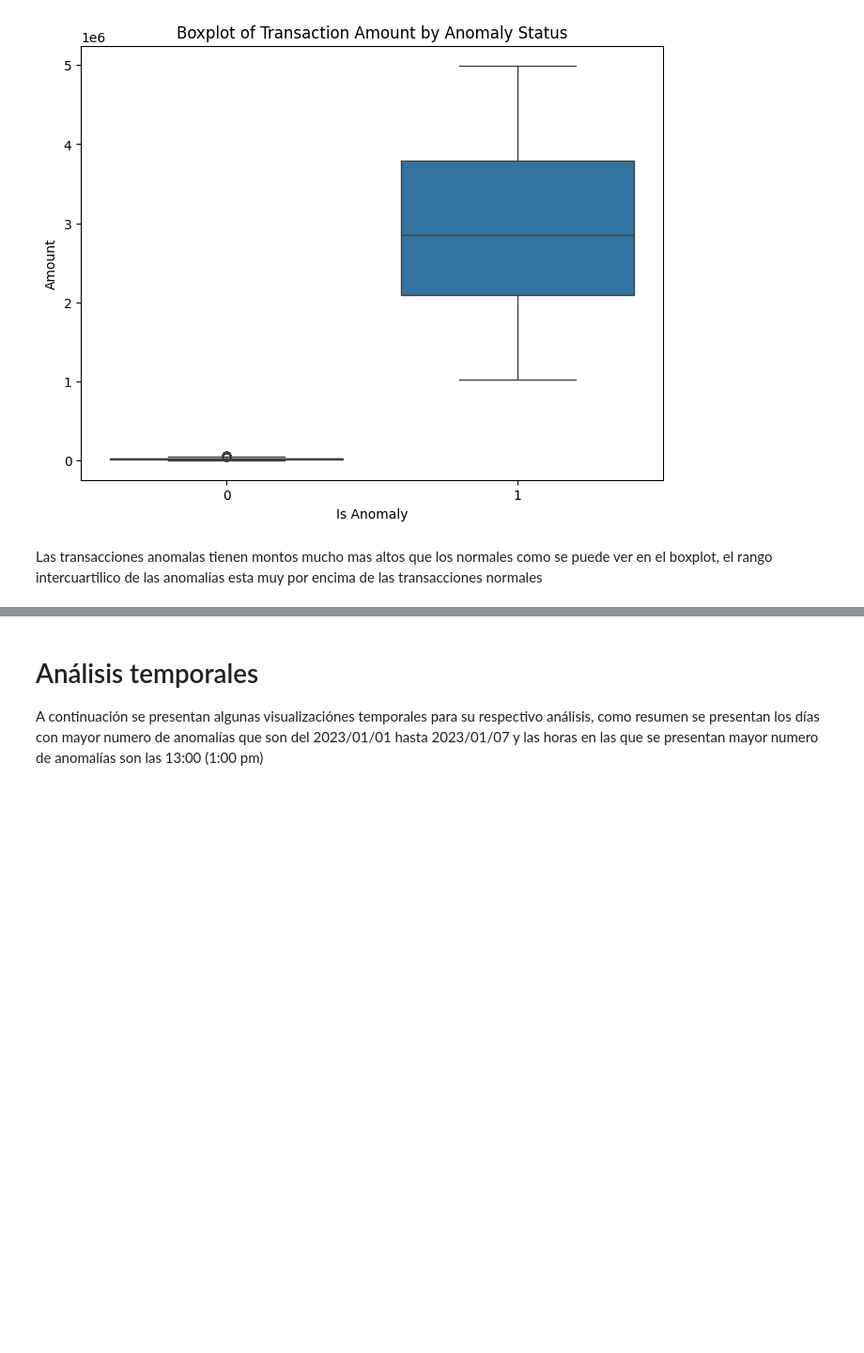
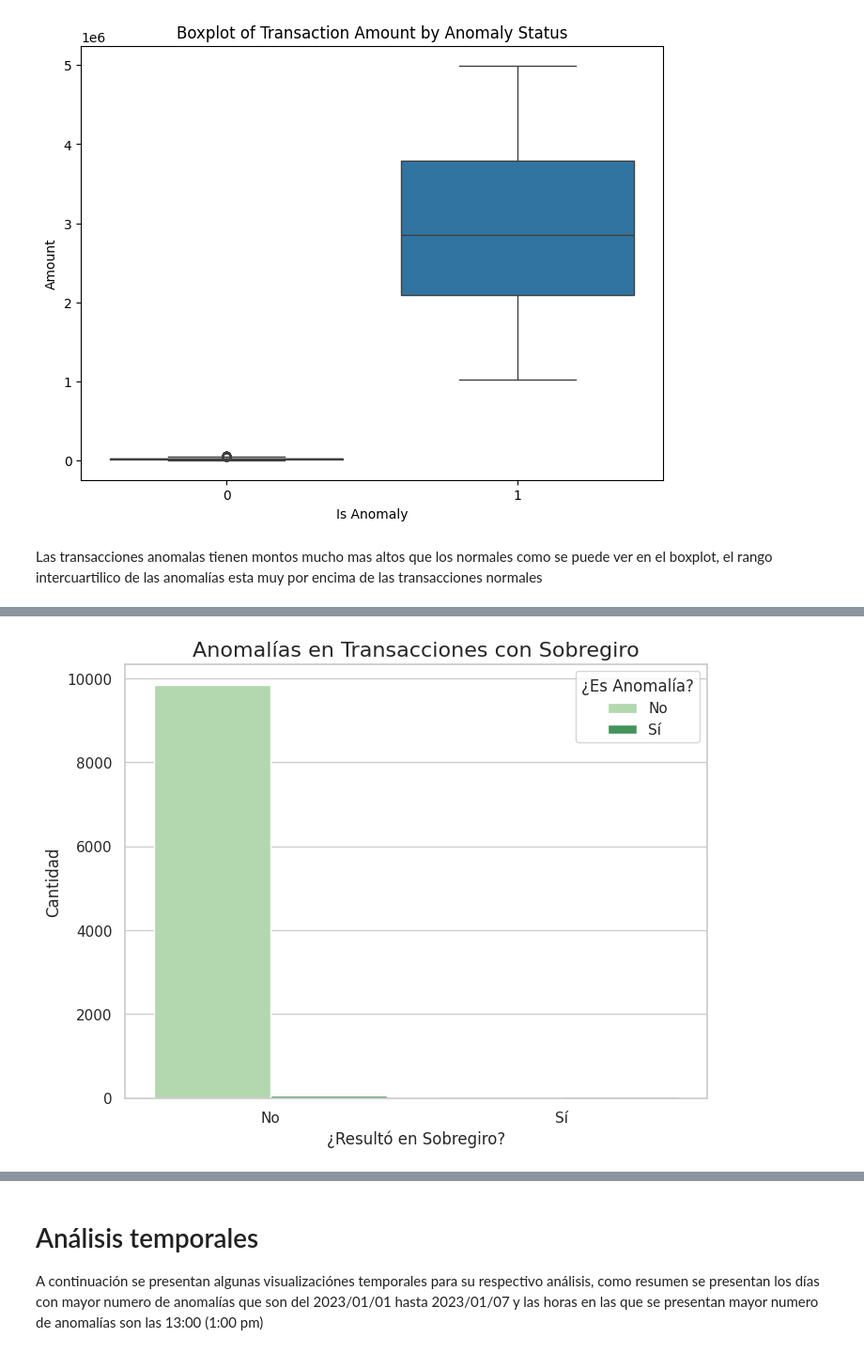
Before and after one commit to Diegojpc/Anomaly_detector, a Jupyter notebook: EDA.ipynb, the cells around one changed output, grey strips where cells are left out. Shown: that part at 94% size. Saved outputs shown, nothing was run; the diff lists cells and outputs as text; code cells hidden in the pictures; blank space fills up the shorter version.

```diff
--- a/EDA.ipynb
+++ b/EDA.ipynb
@@ -103,0 +145,11 @@ Las transacciones anomalas tienen montos mucho mas altos que los normales como s
+# %%
+plt.figure(figsize=(8, 6))
+sns.countplot(data=df, x='is_overdraft', hue='is_anomaly', palette='Greens')
+plt.title('Anomalías en Transacciones con Sobregiro', fontsize=16)
+plt.xlabel('¿Resultó en Sobregiro?', fontsize=12)
+plt.ylabel('Cantidad', fontsize=12)
+plt.xticks([0, 1], ['No', 'Sí'])
+plt.legend(title='¿Es Anomalía?', labels=['No', 'Sí'])
+plt.show()
+# %% [output]
+[figure, added]
```
Also changed, not shown: parts of 10 cells of this notebook, 7 other files.
